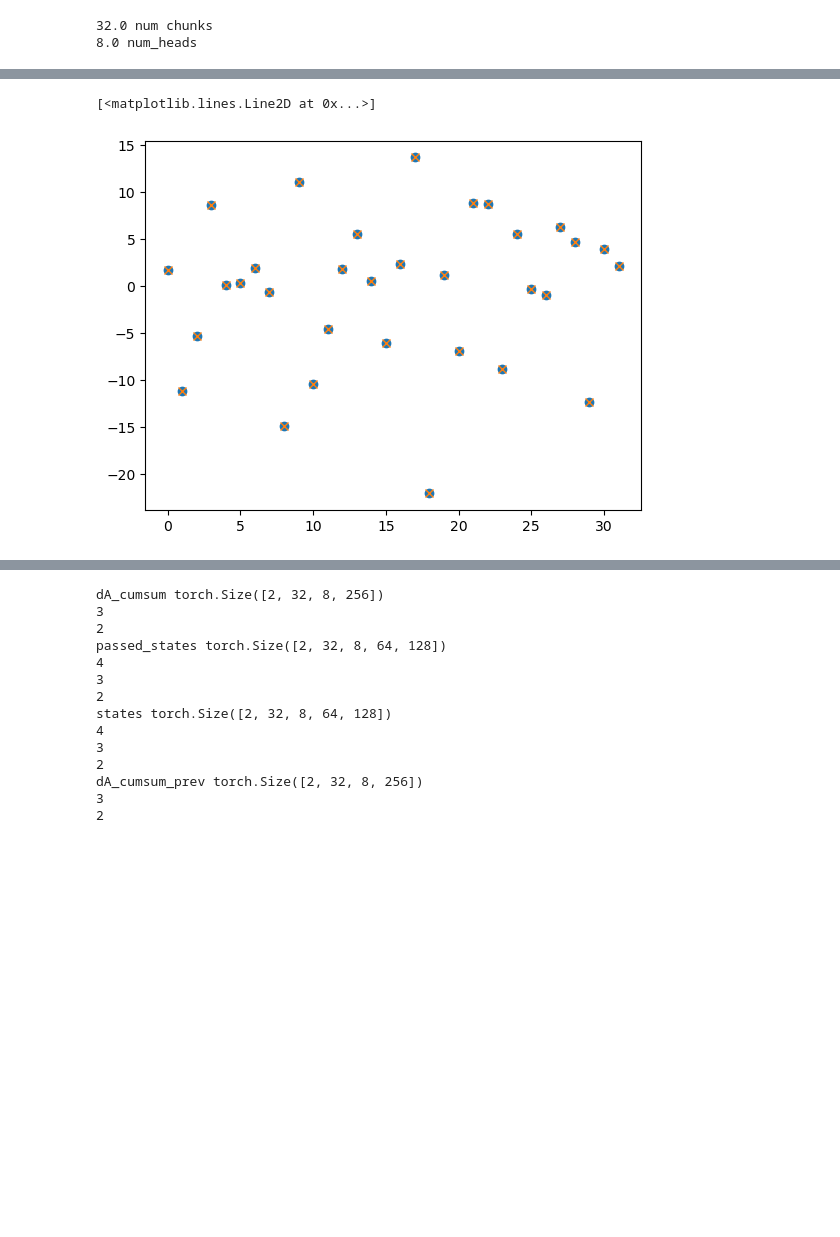
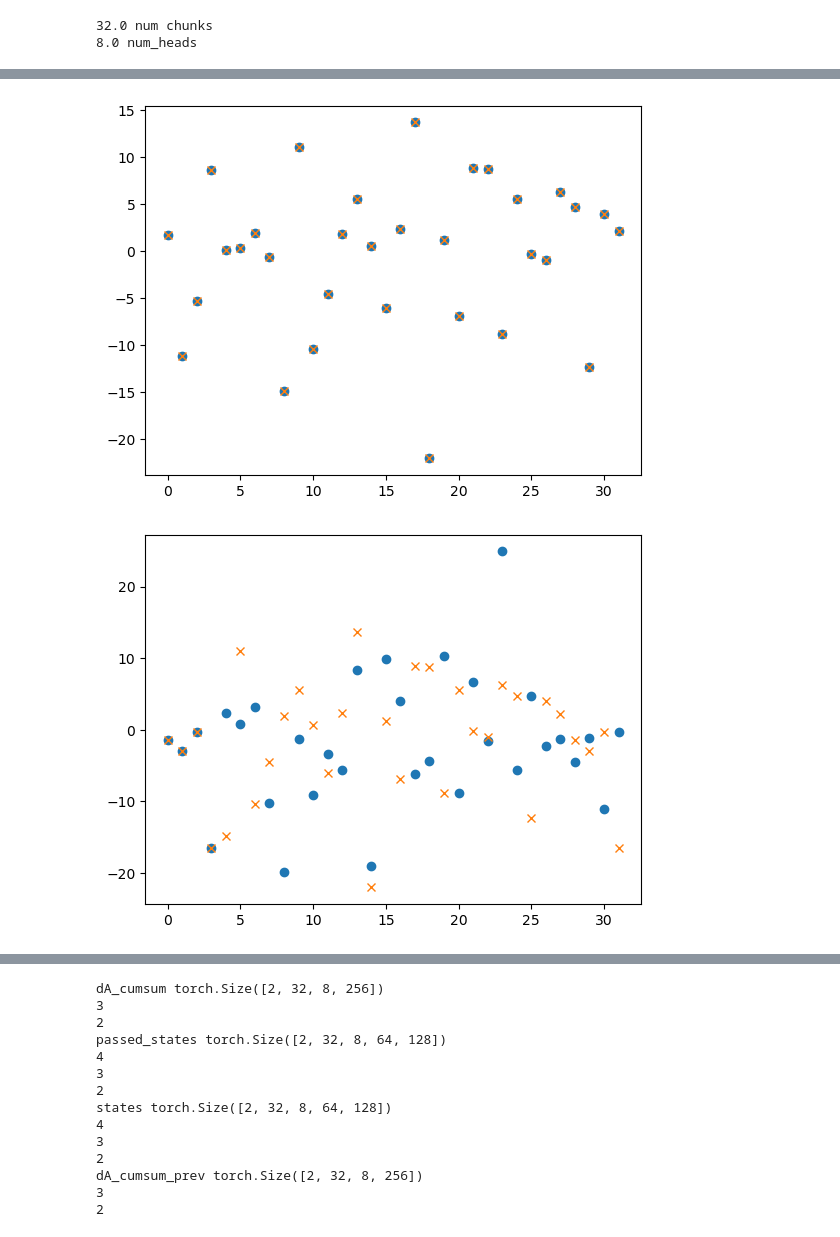
Before and after one commit to state-spaces/mamba, a Jupyter notebook: tests.ipynb, the cells around one changed output, grey strips where cells are left out. Cells and saved outputs as stored; diff of their text form; code cells hidden in the pictures; blank space fills up the shorter version.

```diff
--- a/tests.ipynb
+++ b/tests.ipynb
@@ -133,7 +92,9 @@ plt.plot(dist_dict['dA_cumsum'].sum(dim=(2,3))[0,:],'x')
 # %%
-plt.plot(ser_dict['states'].sum(dim=(2,3,4))[0,:], 'o')
-plt.plot(dist_dict['states'].sum(dim=(2,3,4))[0,:],'x')
+for i in range(2):
+    plt.figure()
+    plt.plot(ser_dict['states'].sum(dim=(2,3,4))[i,:], 'o')
+    plt.plot(dist_dict['states'].sum(dim=(2,3,4))[i,:],'x')
 # %% [output]
-[<matplotlib.lines.Line2D at 0x...>]
 [figure]
+[figure, added]
 # %%
```
Also changed, not shown: parts of 20 cells of this notebook, 1 other file.
